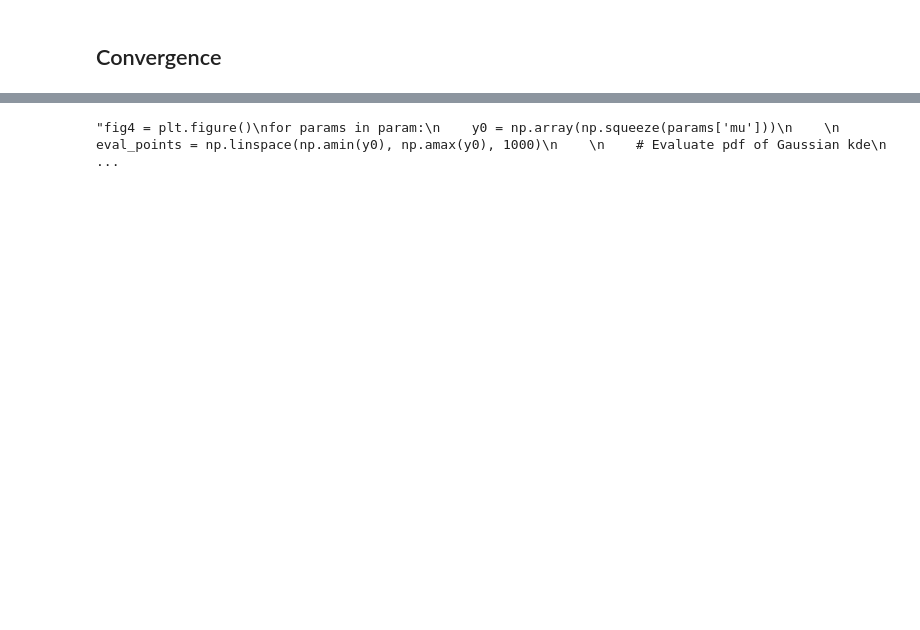
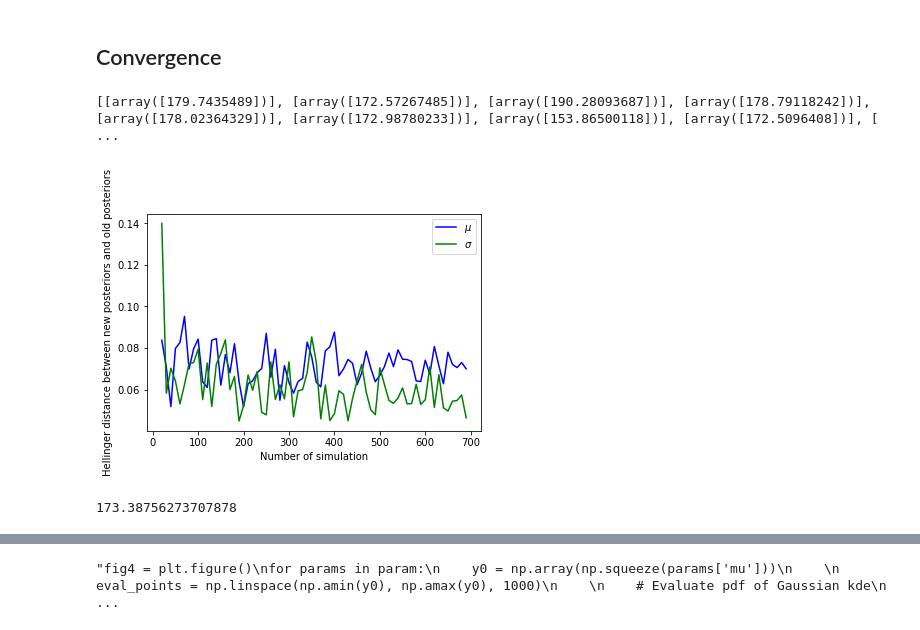
Before and after one commit to jiaao-wang98/Reconciling-Robustness-and-Interpretability-in-Machine-Learning, a Jupyter notebook: Stability.ipynb, the cells around one changed output, grey strips where cells are left out. Saved outputs shown, nothing was run; the diff lists cells and outputs as text; code cells hidden in the pictures; blank space fills up the shorter version.

```diff
--- a/Stability.ipynb
+++ b/Stability.ipynb
@@ -282,7 +325,7 @@ sampler = RejectionABC([height], [distance_calculator], backend, seed=1)
 
 # Try 100 times
 
-n_sample, n_samples_per_param = 250, 15
+n_sample, n_samples_per_param = 10, 15
 epsilon = 5000
 
 
@@ -303,9 +346,11 @@ height_obs0 = height.forward_simulate([170, 10], k=50)
 journal0 = sampler.sample([height_obs0], n_sample, n_samples_per_param, epsilon)
 params0= journal0.get_parameters()
 param = [params0]
+accepted_mean = []
+posterior_mean = [journal.posterior_mean()]
 
 
-for n_sample in range(10, 500, 10):
+for n_sample in range(20, 700, 10):
 
     journal0 = sampler.sample([height_obs0], n_sample, n_samples_per_param, epsilon)
     params0 = journal0.get_parameters()
@@ -314,5 +359,65 @@ for n_sample in range(10, 500, 10):
 
     hell_mu.append(hell_Gaussian(param[-1]['mu'], param[-2]['mu'], 0.3, n=1000, plot = False))
     hell_sigma.append(hell_Gaussian(param[-1]['sigma'], param[-2]['sigma'], 0.3, n=1000, plot = False))
+
+    posterior_mean.append(journal0.posterior_mean())
+
+    #distance_mean_mu.append(np.linalg.norm(posterior_mean[-1]['mu'] - posterior_mean[-2]['mu']))
+    #distance_mean_sigma.append(np.linalg.norm(posterior_mean[-1]['sigma'] - posterior_mean[-2]['sigma']))
+# %%
+# Compute true posterior
+
+# define the model
+height = Gaussian([170, 10], name='height')
+
+statistics_calculator = Identity(degree=2, cross=False)
+distance_calculator = Euclidean(statistics_calculator)
+backend = Backend()
+
+sampler = RejectionABC([height], [distance_calculator], backend, seed=1)
+
+journal = sampler.sample([height_obs0], n_sample, n_samples_per_param, epsilon)
+params= journal0.get_parameters()
+
+hell_mu_conv = []
+hell_sigma_conv = []
+
+for par in param[1:]:
+    hell_mu_conv.append(hell_Gaussian(par['mu'], params['mu'], 0.3, n=1000, plot = False))
+    hell_sigma_conv.append(hell_Gaussian(par['sigma'], params['sigma'], 0.3, n=1000, plot = False))
+
+
+fig3 = plt.figure()
+plt.plot(np.arange(20, 700, 10), hell_mu_conv, 'b', label=r'$\mu$')
+plt.plot(np.arange(20, 700, 10), hell_sigma_conv, 'g', label=r'$\sigma$')
+#print(hell_mu)
+#print(hell_sigma)
+plt.xlabel('Number of simulation')
+plt.ylabel('Hellinger distance between new posteriors and old posteriors')
+#plt.title('Histogram of IQ')
+plt.legend()
+plt.savefig('hell4')
+
+print(params['mu'])
+# %% [output]
+[[array([179.7435489])], [array([172.57267485])], [array([190.28093687])], [array([178.79118242])], [array([178.02364329])], [array([172.98780233])], [array([153.86500118])], [array([172.5096408])], [ ...
+[figure, added]
+# %%
+print(np.mean(np.squeeze(param[0]['mu'])))
+
+distance_mean_mu = []
+distance_mean_sigma = []
+
+accepted_mean_mu = [np.mean(np.squeeze(param[0]['mu']))]
+accepted_mean_sigma = [np.mean(np.squeeze(param[0]['sigma']))]
+
+for par in param[1:]:
+    accepted_mean_mu.append(np.mean(np.squeeze(par['mu'])))
+    accepted_mean_sigma.append(np.mean(np.squeeze(par['sigma'])))
+
+    distance_mean_mu.append(np.linalg.norm(accepted_mean_mu[-1] - accepted_mean_mu[-2]))
+    distance_mean_sigma.append(np.linalg.norm(accepted_mean_sigma[-1] - accepted_mean_sigma[-2]))
+# %% [output]
+173.38756273707878
 # %%
 fig3 = plt.figure()
```
Also changed, not shown: parts of 6 cells of this notebook, 4 other files.
